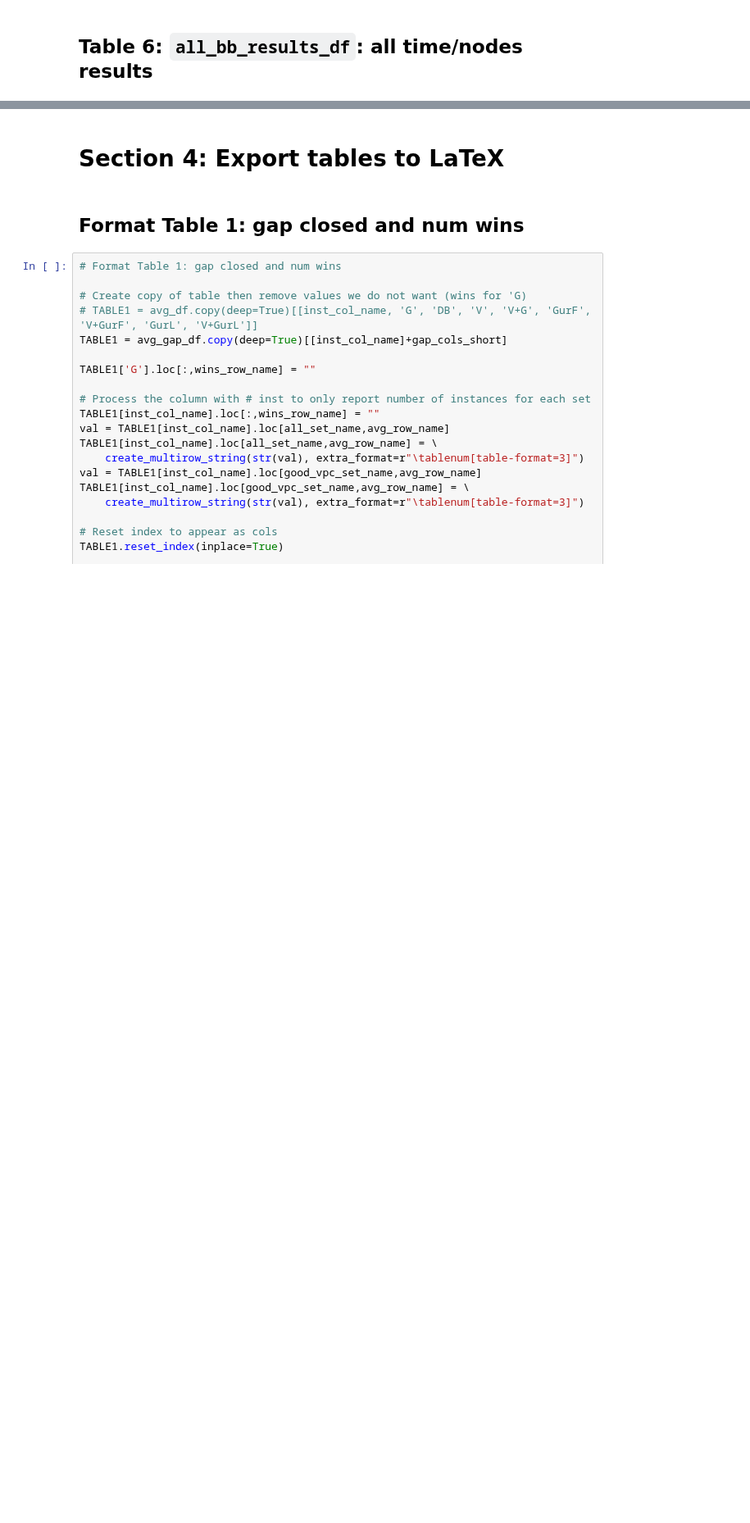
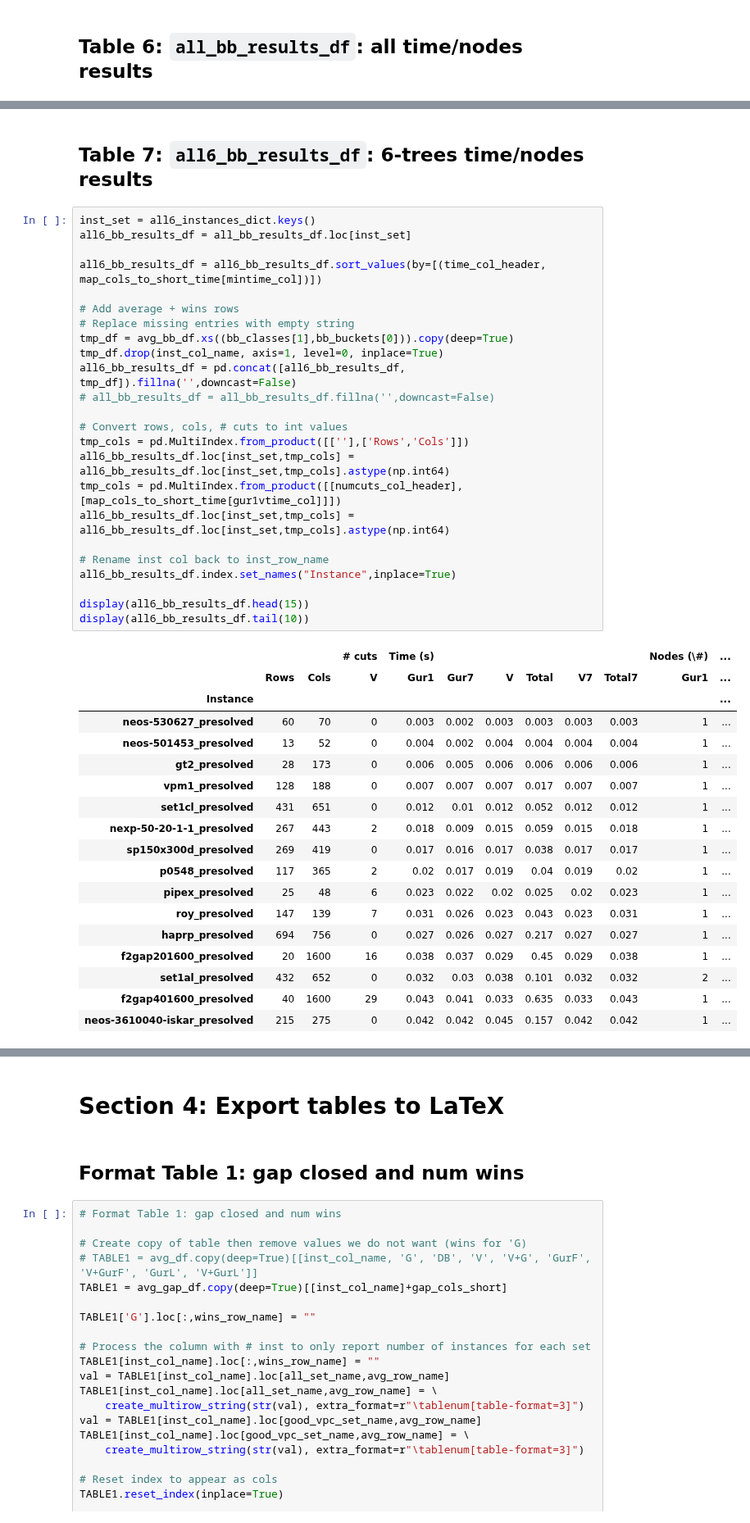
Before and after one commit to akazachk/vpc, a Jupyter notebook: plots/plots.ipynb, the cells around one changed output, grey strips where cells are left out. Shown at 82% size. Saved outputs shown, nothing was run; the diff lists cells and outputs as text; blank space fills up the shorter version.

Commit message:
Table 7 now successfully generated.

```diff
--- a/plots/plots.ipynb
+++ b/plots/plots.ipynb
@@ -2342,3 +2260,48 @@ display(all_bb_results_df.tail(10))
 | Gmean |  |  |  | 102.496832 | 77.664428 | 86.197471 | 99.422309 | 83.747398 | 87.386714 | 8936.354957 | ... |
 | Wins1 |  |  |  | 0 | 195 | 164 | 93 | 164 | 93 | 0 | ... |
 | Wins7 |  |  |  | 0 | 0 | 49 | 22 | 49 | 22 | 0 | ... |
+# %% [markdown]
+## Table 7: ``all6_bb_results_df``: 6-trees time/nodes results
+# %%
+inst_set = all6_instances_dict.keys()
+all6_bb_results_df = all_bb_results_df.loc[inst_set]
+
+all6_bb_results_df = all6_bb_results_df.sort_values(by=[(time_col_header, map_cols_to_short_time[mintime_col])])
+
+# Add average + wins rows
+# Replace missing entries with empty string
+tmp_df = avg_bb_df.xs((bb_classes[1],bb_buckets[0])).copy(deep=True)
+tmp_df.drop(inst_col_name, axis=1, level=0, inplace=True)
+all6_bb_results_df = pd.concat([all6_bb_results_df, tmp_df]).fillna('',downcast=False)
+# all_bb_results_df = all_bb_results_df.fillna('',downcast=False)
+
+# Convert rows, cols, # cuts to int values
+tmp_cols = pd.MultiIndex.from_product([[''],['Rows','Cols']])
+all6_bb_results_df.loc[inst_set,tmp_cols] = all6_bb_results_df.loc[inst_set,tmp_cols].astype(np.int64)
+tmp_cols = pd.MultiIndex.from_product([[numcuts_col_header],[map_cols_to_short_time[gur1vtime_col]]])
+all6_bb_results_df.loc[inst_set,tmp_cols] = all6_bb_results_df.loc[inst_set,tmp_cols].astype(np.int64)
+
+# Rename inst col back to inst_row_name
+all6_bb_results_df.index.set_names("Instance",inplace=True)
+
+display(all6_bb_results_df.head(15))
+display(all6_bb_results_df.tail(10))
+# %% [output]
+|  |  |  | # cuts | Time (s) |  |  |  |  |  | Nodes (\#) | ... |
+|  | Rows | Cols | V | Gur1 | Gur7 | V | Total | V7 | Total7 | Gur1 | ... |
+| Instance |  |  |  |  |  |  |  |  |  |  | ... |
+| neos-530627_presolved | 60 | 70 | 0 | 0.003 | 0.002 | 0.003 | 0.003 | 0.003 | 0.003 | 1 | ... |
+| neos-501453_presolved | 13 | 52 | 0 | 0.004 | 0.002 | 0.004 | 0.004 | 0.004 | 0.004 | 1 | ... |
+| gt2_presolved | 28 | 173 | 0 | 0.006 | 0.005 | 0.006 | 0.006 | 0.006 | 0.006 | 1 | ... |
+| vpm1_presolved | 128 | 188 | 0 | 0.007 | 0.007 | 0.007 | 0.017 | 0.007 | 0.007 | 1 | ... |
+| set1cl_presolved | 431 | 651 | 0 | 0.012 | 0.01 | 0.012 | 0.052 | 0.012 | 0.012 | 1 | ... |
+| nexp-50-20-1-1_presolved | 267 | 443 | 2 | 0.018 | 0.009 | 0.015 | 0.059 | 0.015 | 0.018 | 1 | ... |
+| sp150x300d_presolved | 269 | 419 | 0 | 0.017 | 0.016 | 0.017 | 0.038 | 0.017 | 0.017 | 1 | ... |
+| p0548_presolved | 117 | 365 | 2 | 0.02 | 0.017 | 0.019 | 0.04 | 0.019 | 0.02 | 1 | ... |
+| pipex_presolved | 25 | 48 | 6 | 0.023 | 0.022 | 0.02 | 0.025 | 0.02 | 0.023 | 1 | ... |
+| roy_presolved | 147 | 139 | 7 | 0.031 | 0.026 | 0.023 | 0.043 | 0.023 | 0.031 | 1 | ... |
+| haprp_presolved | 694 | 756 | 0 | 0.027 | 0.026 | 0.027 | 0.217 | 0.027 | 0.027 | 1 | ... |
+| f2gap201600_presolved | 20 | 1600 | 16 | 0.038 | 0.037 | 0.029 | 0.45 | 0.029 | 0.038 | 1 | ... |
+| set1al_presolved | 432 | 652 | 0 | 0.032 | 0.03 | 0.038 | 0.101 | 0.032 | 0.032 | 2 | ... |
+| f2gap401600_presolved | 40 | 1600 | 29 | 0.043 | 0.041 | 0.033 | 0.635 | 0.033 | 0.043 | 1 | ... |
+| neos-3610040-iskar_presolved | 215 | 275 | 0 | 0.042 | 0.042 | 0.045 | 0.157 | 0.042 | 0.042 | 1 | ... |
```
Also changed, not shown: parts of 9 cells of this notebook.
